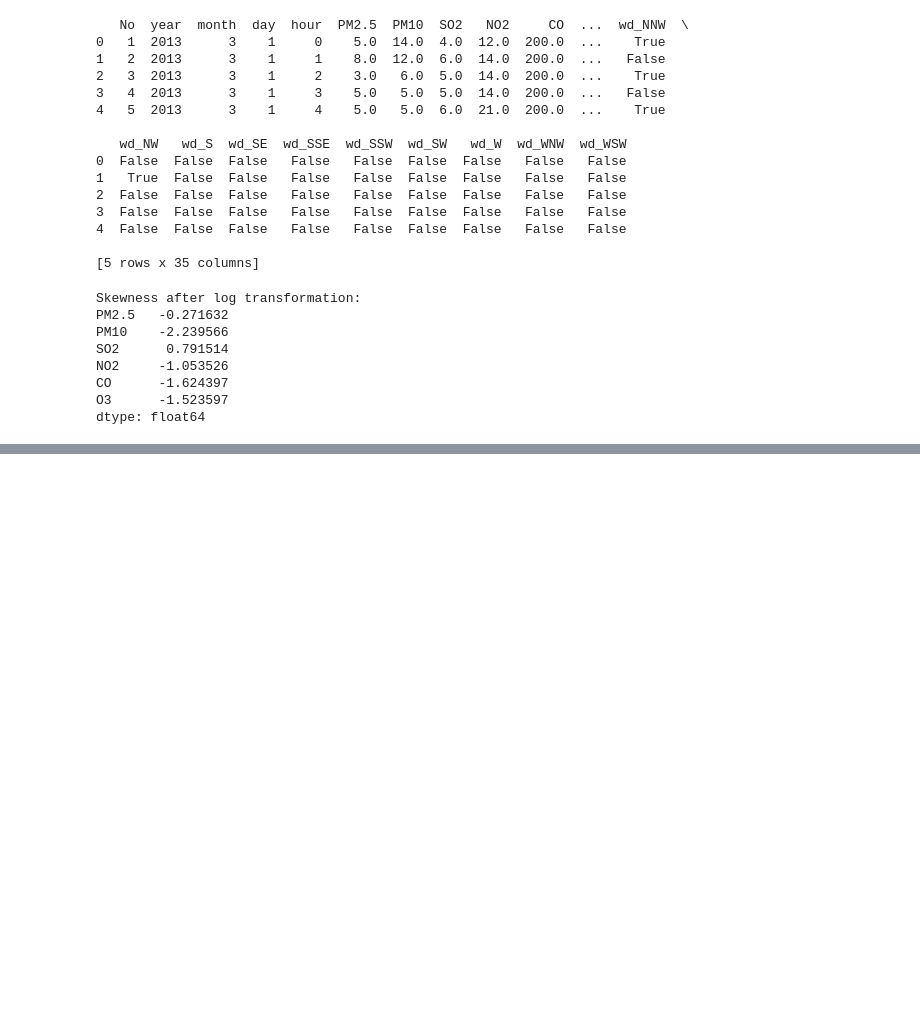
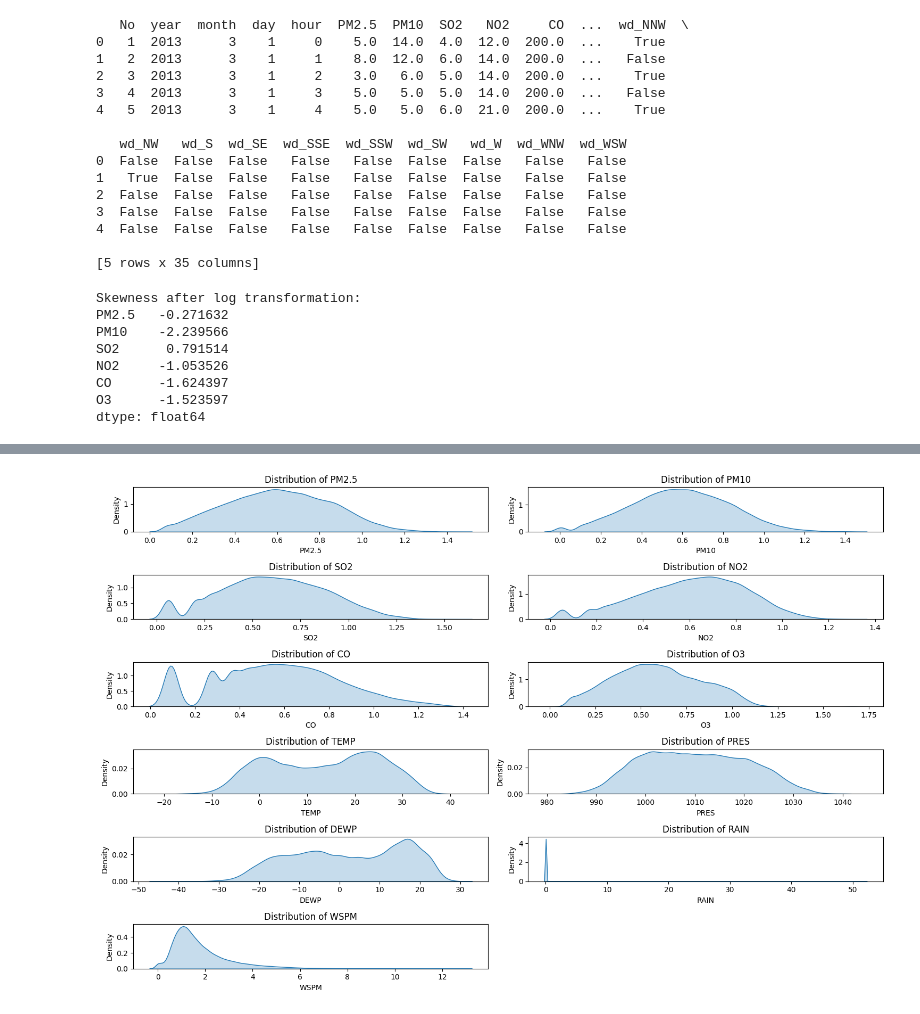
Before and after one commit to crogers-cardiffmet/Data-Analysis, a Jupyter notebook: PRAC1.ipynb, the cells around one changed output, grey strips where cells are left out. Saved outputs shown, nothing was run; the diff lists cells and outputs as text; code cells hidden in the pictures; blank space fills up the shorter version.

```diff
--- a/PRAC1.ipynb
+++ b/PRAC1.ipynb
@@ -396,0 +457,25 @@ dtype: float64
+# %%
+exclude_columns = ['No', 'year', 'month', 'day', 'hour']
+
+numerical_columns = df.select_dtypes(include=[np.number]).columns
+numerical_columns = [col for col in numerical_columns if col not in exclude_columns]
+
+n_cols = 2
+n_rows = (len(numerical_columns) + n_cols - 1) // n_cols
+
+fig, axes = plt.subplots(nrows=n_rows, ncols=n_cols, figsize=(15, 10))
+axes = axes.flatten()
+
+for i, col in enumerate(numerical_columns):
+    sns.kdeplot(df[col], shade=True, ax=axes[i])  # Specify ax here for each subplot
+    axes[i].set_title(f'Distribution of {col}')
+    axes[i].set_xlabel(col)
+    axes[i].set_ylabel('Density')
+
+for j in range(i + 1, len(axes)):
+    axes[j].axis('off')
+
+plt.tight_layout()
+plt.show()
+# %% [output]
+[figure, added]
```
Also changed, not shown: parts of 18 cells of this notebook.
